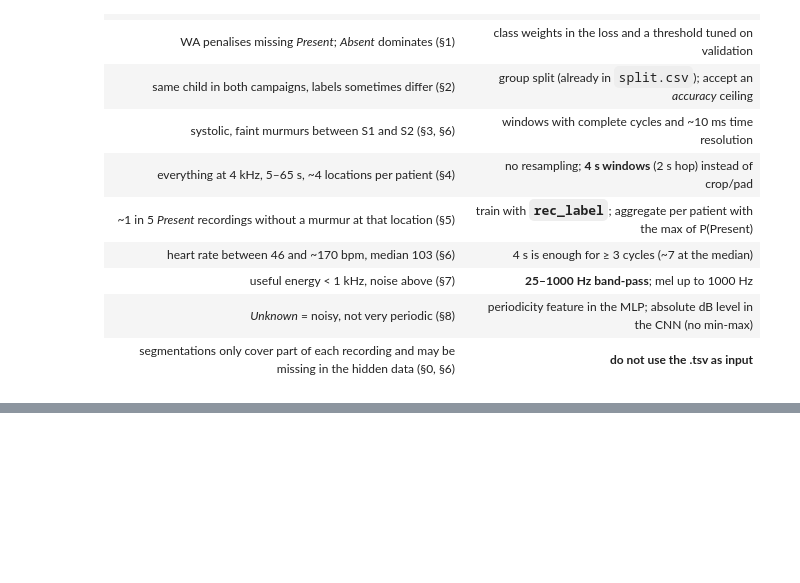
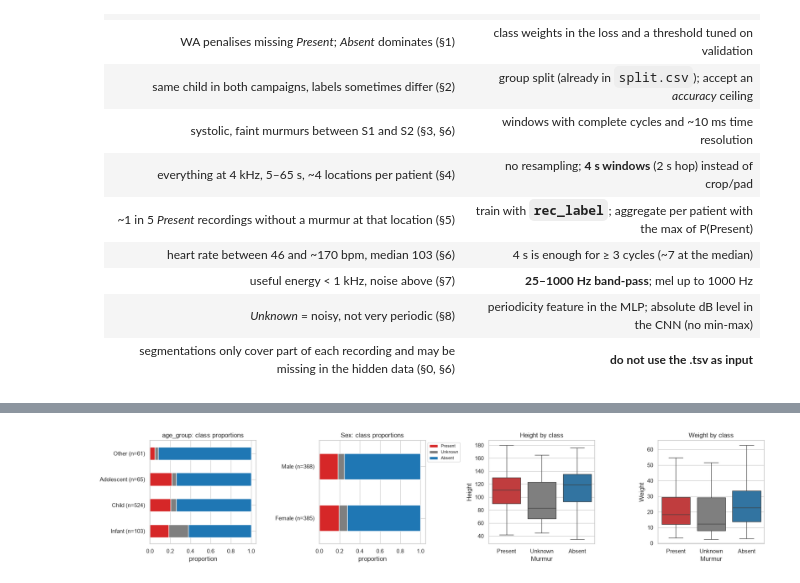
Before and after one commit to amarcos20/FCUP-DL-ML2, a Jupyter notebook: notebooks/01_eda.ipynb, the cells around one changed output, grey strips where cells are left out. Cells and saved outputs as stored; diff of their text form; code cells hidden in the pictures; blank space fills up the shorter version.

Commit message:
adding tests with no data aug and use of demographics

```diff
--- a/notebooks/01_eda.ipynb
+++ b/notebooks/01_eda.ipynb
@@ -724,0 +820,19 @@ What the exploration decides:
+# %%
+# step 3, visually: each candidate against Murmur (CV patients)
+cv['age_group'] = cv.Age.map({'Neonate': 'Infant', 'Infant': 'Infant', 'Child': 'Child',
+                              'Adolescent': 'Adolescent'}).fillna('Other')
+cv['bmi'] = cv.Weight / (cv.Height / 100) ** 2
+fig, axes = plt.subplots(1, 4, figsize=(18, 3.8))
+for ax, col, order in [(axes[0], 'age_group', ['Infant', 'Child', 'Adolescent', 'Other']), (axes[1], 'Sex', ['Female', 'Male'])]:
+    ct = pd.crosstab(cv[col], cv.Murmur, normalize='index').reindex(order)[CLASSES]
+    ct.plot.barh(stacked=True, color=[PALETTE[c] for c in CLASSES], ax=ax, legend=False)
+    n = cv[col].value_counts()
+    ax.set_yticklabels([f'{g} (n={n.get(g, 0)})' for g in order])
+    ax.set(title=f'{col}: class proportions', xlabel='proportion', ylabel='')
+for ax, col in [(axes[2], 'Height'), (axes[3], 'Weight')]:
+    sns.boxplot(data=cv, x='Murmur', y=col, order=CLASSES, palette=PALETTE, ax=ax, showfliers=False)
+    ax.set(title=f'{col} by class')
+axes[1].legend(CLASSES, bbox_to_anchor=(1, 1), fontsize=8)
+plt.tight_layout(); save('demographics_candidates'); plt.show()
+# %% [output]
+[figure, added]
```
Also changed, not shown: parts of 14 cells of this notebook, 22 other files.
